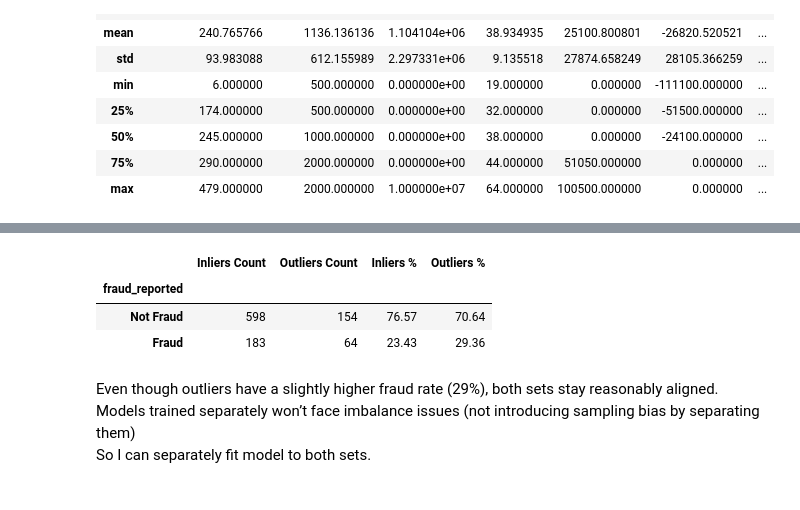
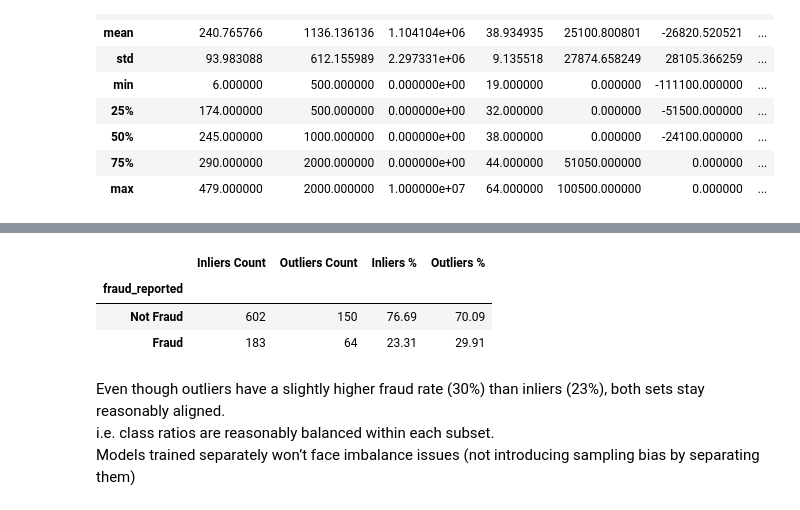
Before and after one commit to yingcheuk/fraud-detector, a Jupyter notebook: notebooks/01_data_exploration.ipynb, the cells around one changed output, grey strips where cells are left out. Saved outputs shown, nothing was run; the diff lists cells and outputs as text; code cells hidden in the pictures.

```diff
--- a/notebooks/01_data_exploration.ipynb
+++ b/notebooks/01_data_exploration.ipynb
@@ -106,5 +119,8 @@ df['authorities_contacted'] = df['authorities_contacted'].fillna('Unknown')
 df['collision_type'] = df['collision_type'].replace('?', 'Unknown')
 df['property_damage'] = df['property_damage'].replace('?', 'Unknown')
 df['police_report_available'] = df['police_report_available'].replace('?', 'Unknown')
+# %%
+# map Target Variable
+df['fraud_reported'] = df['fraud_reported'].map({'Y': 1, 'N': 0})
 # %% [markdown]
 ## Data Cleaning - "Datetime" columns
@@ -201 +195,9 @@ df = df[df['policy_bind_date'] < df['incident_date']]
+# %%
+# drop datetime columns after calculation
+df['bind_year'] = pd.to_datetime(df['policy_bind_date']).dt.year
+df['incident_month'] = pd.to_datetime(df['incident_date']).dt.month
+df = df.drop(columns=['policy_bind_date', 'incident_date'], errors='ignore')
+# %%
+#drop useless columns
+df = df.drop(columns=['policy_number', 'insured_zip'], errors='ignore')
 # %%
@@ -221,11 +244,14 @@ df[['months_as_customer', 'policy_deductable', 'umbrella_limit', 'age', 'capital
 
 df_clean = df.copy()
 
-iqr_columns = [
-    'months_as_customer', 'umbrella_limit', 'age',
-    'capital-gains', 'capital-loss', 'bodily_injuries',
-    'total_claim_amount', 'injury_claim', 'property_claim', 'vehicle_claim'
-]
+iqr_columns = ['policy_annual_premium',
+ 'umbrella_limit',
+ 'capital-gains',
+ 'capital-loss',
+ 'total_claim_amount',
+ 'injury_claim',
+ 'property_claim',
+ 'vehicle_claim']
 
 for col in iqr_columns:
     Q1 = df_clean[col].quantile(0.25)
@@ -235,6 +261,6 @@ for col in iqr_columns:
     upper = Q3 + 1.5 * IQR
     df_clean = df_clean[(df_clean[col] >= lower) & (df_clean[col] <= upper)]
 
-#df_clean.info()
+df_clean.info()
 
-#781 rows left
+#785 rows left
@@ -244,27 +288,27 @@ df_inliers = df_clean                             # main cleaned dataset
 # %%
 # Get counts
 inlier_counts = df_inliers["fraud_reported"].value_counts()
 outlier_counts = df_outliers["fraud_reported"].value_counts()
 
 # Create a summary DataFrame
 summary = pd.DataFrame({
     "Inliers Count": inlier_counts,
     "Outliers Count": outlier_counts
 })
 
 # Add class ratio (percentage)
 summary["Inliers %"] = (summary["Inliers Count"] / summary["Inliers Count"].sum() * 100).round(2)
 summary["Outliers %"] = (summary["Outliers Count"] / summary["Outliers Count"].sum() * 100).round(2)
 
-summary.index = summary.index.map({'N': "Not Fraud", 'Y': "Fraud"})
+summary.index = summary.index.map({0: "Not Fraud", 1: "Fraud"})
 
 summary
 # %% [output]
 |  | Inliers Count | Outliers Count | Inliers % | Outliers % |
 | fraud_reported |  |  |  |  |
-| Not Fraud | 598 | 154 | 76.57 | 70.64 |
-| Fraud | 183 | 64 | 23.43 | 29.36 |
+| Not Fraud | 602 | 150 | 76.69 | 70.09 |
+| Fraud | 183 | 64 | 23.31 | 29.91 |
 # %% [markdown]
-Even though outliers have a slightly higher fraud rate (29%), both sets stay reasonably aligned.
+Even though outliers have a slightly higher fraud rate (30%) than inliers (23%), both sets stay reasonably aligned.
+i.e. class ratios are reasonably balanced within each subset.
 Models trained separately won’t face imbalance issues (not introducing sampling bias by separating them)
-So I can separately fit model to both sets.
```
Also changed, not shown: parts of 61 cells of this notebook, 24 other files.
